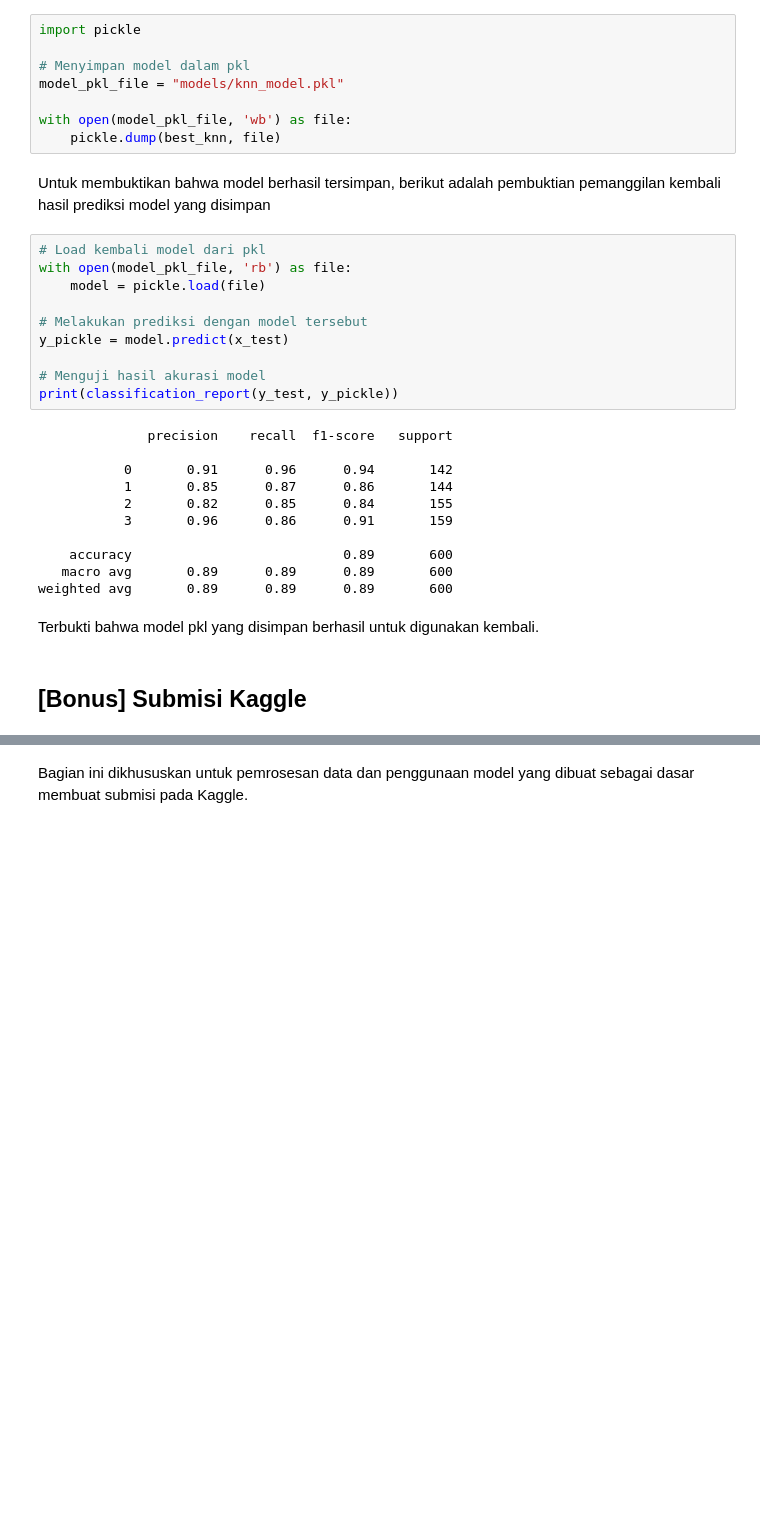
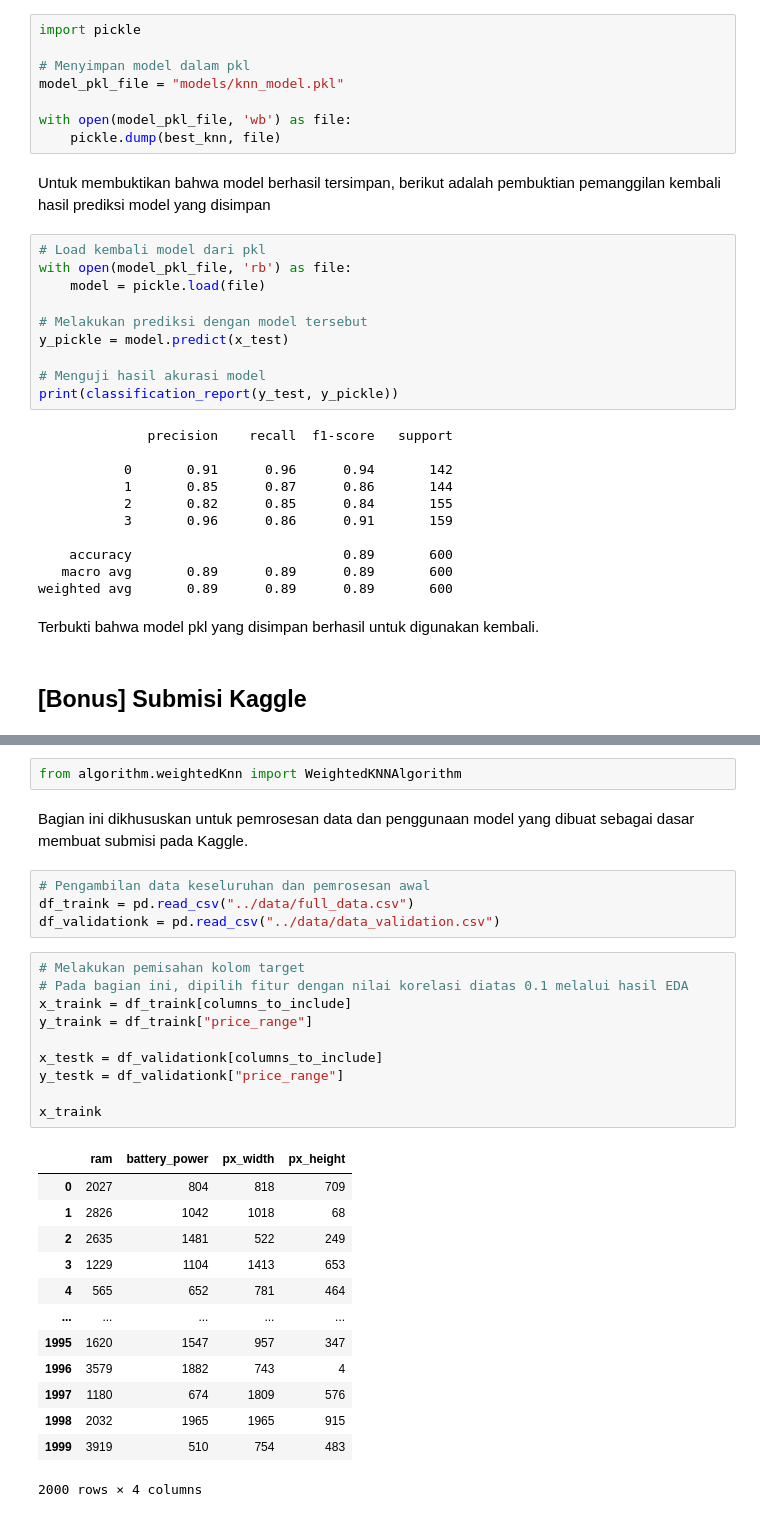
Before and after one commit to mikeleo03/Supervised-Learning-Algorithm, a Jupyter notebook: src/knn.ipynb, the cells around one changed output, grey strips where cells are left out. Cells and saved outputs as stored; diff of their text form; blank space fills up the shorter version.

```diff
--- a/src/knn.ipynb
+++ b/src/knn.ipynb
@@ -223,2 +272,32 @@ Terbukti bahwa model pkl yang disimpan berhasil untuk digunakan kembali.
+# %%
+from algorithm.weightedKnn import WeightedKNNAlgorithm
 # %% [markdown]
 Bagian ini dikhususkan untuk pemrosesan data dan penggunaan model yang dibuat sebagai dasar membuat submisi pada Kaggle.
+# %%
+# Pengambilan data keseluruhan dan pemrosesan awal
+df_traink = pd.read_csv("../data/full_data.csv")
+df_validationk = pd.read_csv("../data/data_validation.csv")
+# %%
+# Melakukan pemisahan kolom target
+# Pada bagian ini, dipilih fitur dengan nilai korelasi diatas 0.1 melalui hasil EDA
+x_traink = df_traink[columns_to_include]
+y_traink = df_traink["price_range"]
+
+x_testk = df_validationk[columns_to_include]
+y_testk = df_validationk["price_range"]
+
+x_traink
+# %% [output]
+|  | ram | battery_power | px_width | px_height |
+| 0 | 2027 | 804 | 818 | 709 |
+| 1 | 2826 | 1042 | 1018 | 68 |
+| 2 | 2635 | 1481 | 522 | 249 |
+| 3 | 1229 | 1104 | 1413 | 653 |
+| 4 | 565 | 652 | 781 | 464 |
+| ... | ... | ... | ... | ... |
+| 1995 | 1620 | 1547 | 957 | 347 |
+| 1996 | 3579 | 1882 | 743 | 4 |
+| 1997 | 1180 | 674 | 1809 | 576 |
+| 1998 | 2032 | 1965 | 1965 | 915 |
+| 1999 | 3919 | 510 | 754 | 483 |
+2000 rows × 4 columns
```
Also changed, not shown: parts of 13 cells of this notebook, 6 other files.
